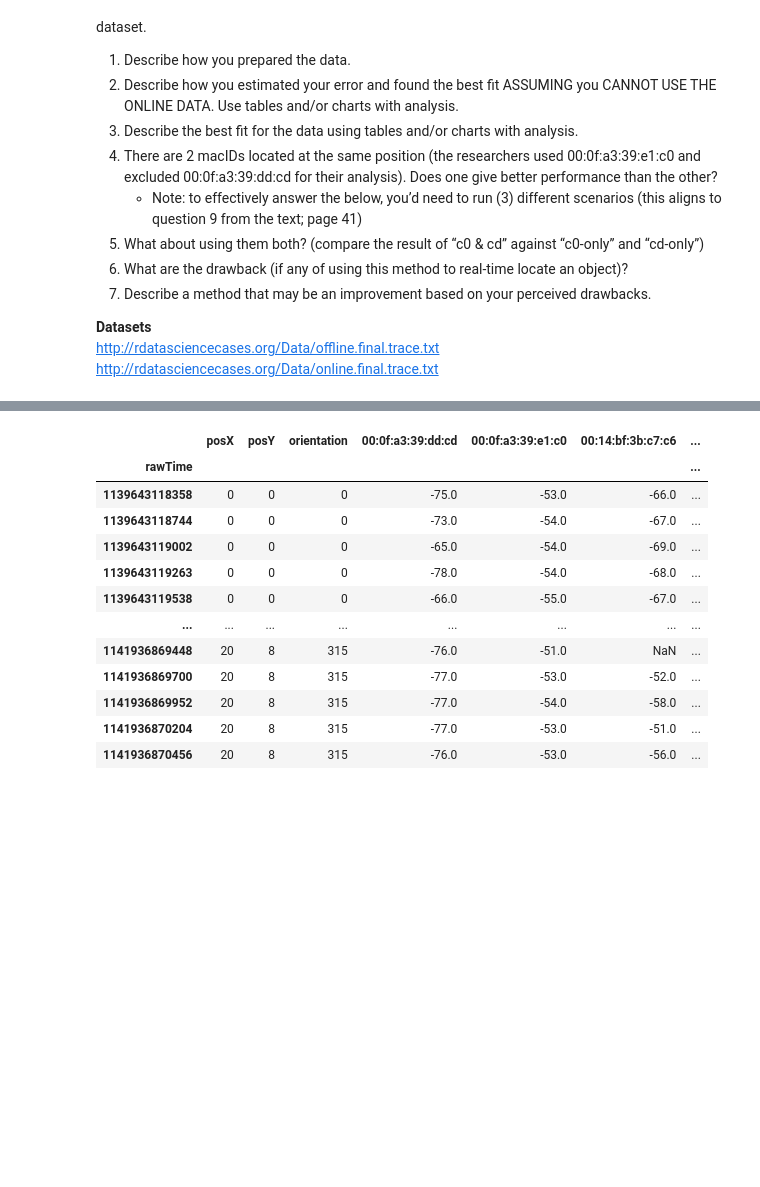
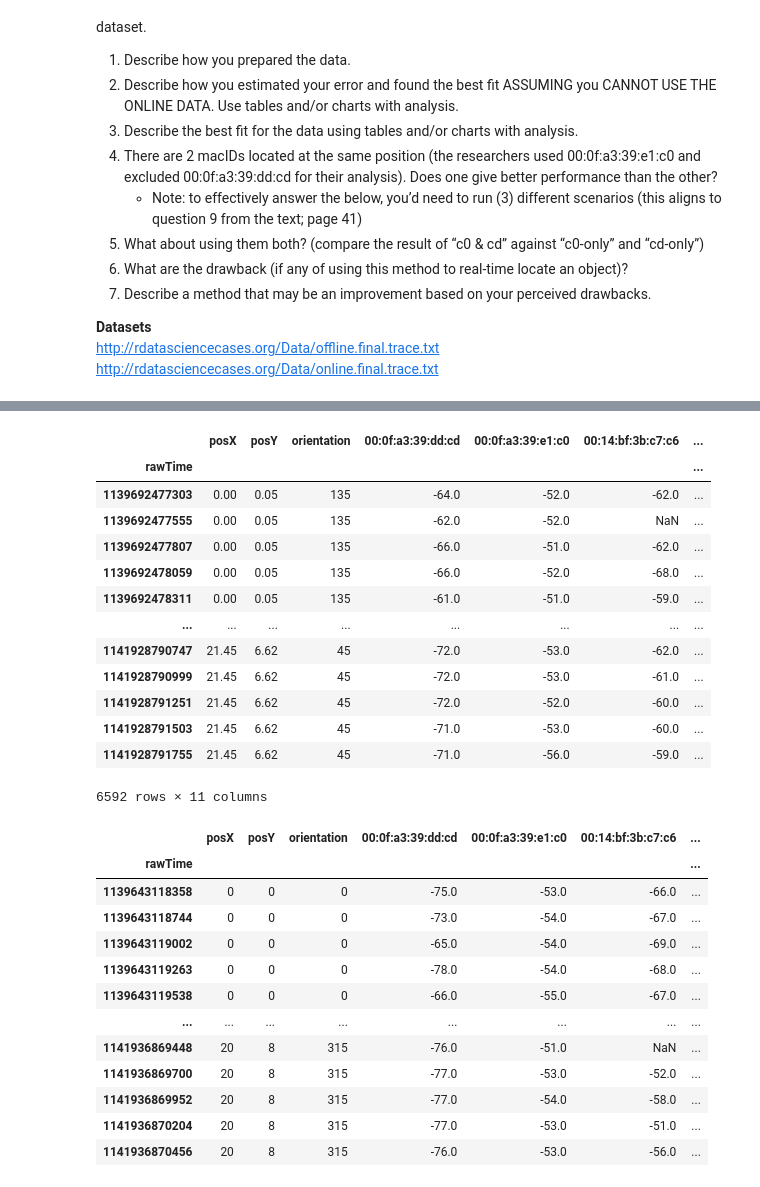
Before and after one commit to anguyen-07/Indoor-Positioning-Systems, a Jupyter notebook: QTW+CaseStudy1_IPS.ipynb, the cells around one changed output, grey strips where cells are left out. Cells and saved outputs as stored; diff of their text form; code cells hidden in the pictures; blank space fills up the shorter version.

Commit message:
Updated write-up to address Q1

```diff
--- a/QTW+CaseStudy1_IPS.ipynb
+++ b/QTW+CaseStudy1_IPS.ipynb
@@ -158,0 +148,32 @@ csvFile_R['time'] = pd.to_datetime(csvFile_R['time'])
+# %%
+# Read in processed data as pandas dataframe
+import pandas as pd
+import numpy as np
+csvFile_R_offline = pd.read_csv("offlineOutput.csv")
+csvFile_R_online = pd.read_csv("onlineOutput.csv")
+# Remove index column
+csvFile_R_offline = csvFile_R_offline.drop(columns=["Unnamed: 0"])
+csvFile_R_online = csvFile_R_online.drop(columns=["Unnamed: 0"])
+# create categorical factor levels for each mac address of fixed access points
+csvFile_R_offline['mac'] = csvFile_R_offline['mac'].astype("category")
+csvFile_R_online['mac'] = csvFile_R_online['mac'].astype("category")
+# cast time stamp column as date-time type
+csvFile_R_offline['time'] = pd.to_datetime(csvFile_R_offline['time'])
+csvFile_R_online['time'] = pd.to_datetime(csvFile_R_online['time'])
+
+# Cast data frame to have mac values and their associated signal strengths in the columns
+# Aggregate positions by time
+position_offline = csvFile_R_offline.groupby('rawTime')['posX','posY','orientation'].mean()
+position_online = csvFile_R_online.groupby('rawTime')['posX','posY','orientation'].mean()
+# Get aggreagated time stamps
+time_offline = csvFile_R_offline.groupby('rawTime')['time'].unique()
+time_online = csvFile_R_online.groupby('rawTime')['time'].unique()
+# Pivot dataframe to wide format with mac addresses as feature columns aggregated by time
+macSignals_offline = pd.pivot_table(csvFile_R_offline, index = 'rawTime', columns = "mac", values = "signal", aggfunc = np.mean)
+macSignals_online = pd.pivot_table(csvFile_R_online, index = 'rawTime', columns = "mac", values = "signal", aggfunc = np.mean)
+# Merge aggregated positions with wide format data frame of mac addresses
+offline = pd.merge(position_offline,macSignals_offline,on='rawTime')
+online = pd.merge(position_online,macSignals_online,on='rawTime')
+# Insert time stamp for measurements in wide-formatted data frame
+offline.insert(10, "time", time_offline)
+online.insert(10, "time", time_online)
@@ -159,3 +213,20 @@ csvFile_R['time'] = pd.to_datetime(csvFile_R['time'])
+# %%
+online
+# %% [output]
+|  | posX | posY | orientation | 00:0f:a3:39:dd:cd | 00:0f:a3:39:e1:c0 | 00:14:bf:3b:c7:c6 | ... |
+| rawTime |  |  |  |  |  |  | ... |
+| 1139692477303 | 0.00 | 0.05 | 135 | -64.0 | -52.0 | -62.0 | ... |
+| 1139692477555 | 0.00 | 0.05 | 135 | -62.0 | -52.0 | NaN | ... |
+| 1139692477807 | 0.00 | 0.05 | 135 | -66.0 | -51.0 | -62.0 | ... |
+| 1139692478059 | 0.00 | 0.05 | 135 | -66.0 | -52.0 | -68.0 | ... |
+| 1139692478311 | 0.00 | 0.05 | 135 | -61.0 | -51.0 | -59.0 | ... |
+| ... | ... | ... | ... | ... | ... | ... | ... |
+| 1141928790747 | 21.45 | 6.62 | 45 | -72.0 | -53.0 | -62.0 | ... |
+| 1141928790999 | 21.45 | 6.62 | 45 | -72.0 | -53.0 | -61.0 | ... |
+| 1141928791251 | 21.45 | 6.62 | 45 | -72.0 | -52.0 | -60.0 | ... |
+| 1141928791503 | 21.45 | 6.62 | 45 | -71.0 | -53.0 | -60.0 | ... |
+| 1141928791755 | 21.45 | 6.62 | 45 | -71.0 | -56.0 | -59.0 | ... |
+6592 rows × 11 columns
 # %%
 # Cast data frame to have mac values and their associated signal strengths in the columns
 # Aggregate positions by time
```
Also changed, not shown: parts of 11 cells of this notebook, 1 other file.
